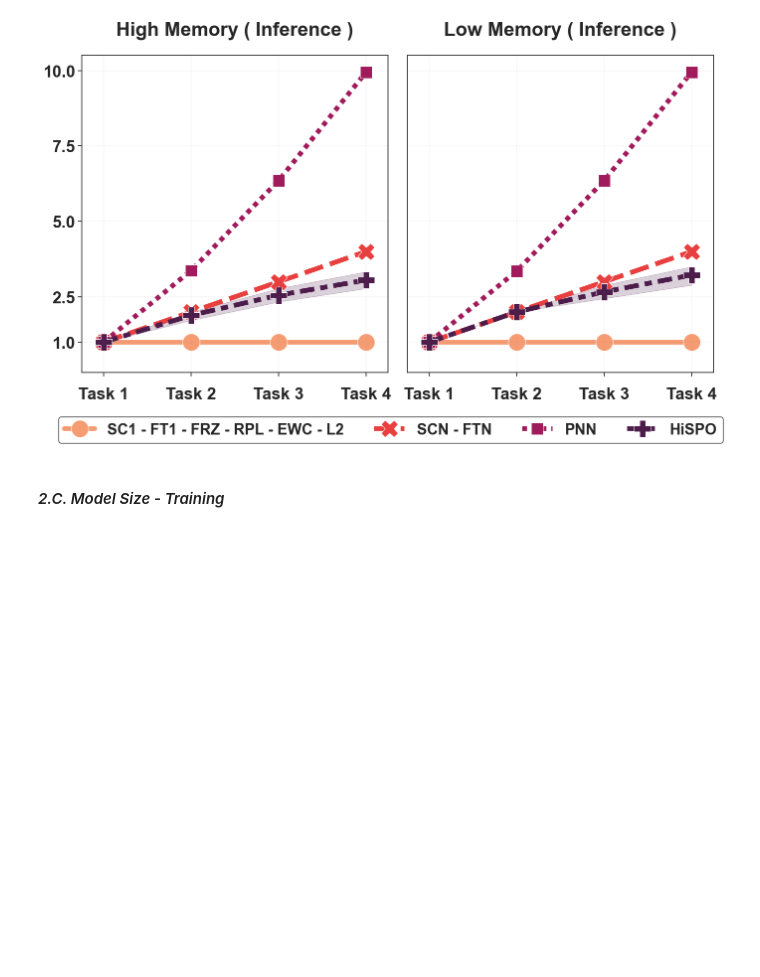
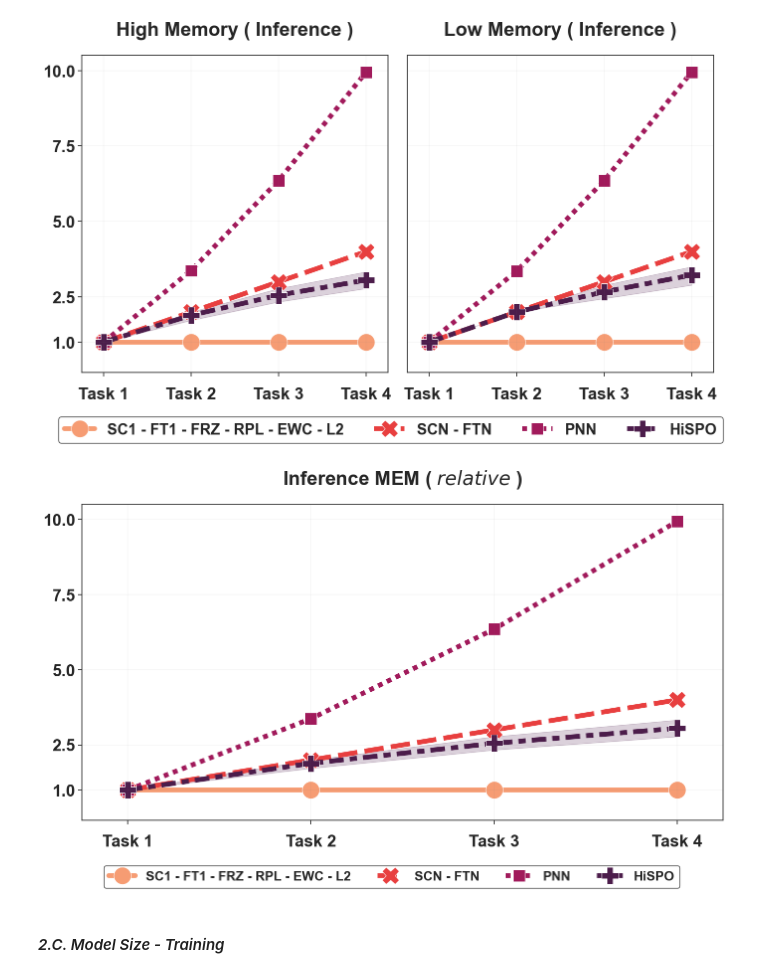
Before and after one commit to anosubcog9438/continual-nav-bench, a Jupyter notebook: experiments/2_continual/plots.ipynb, the cells around one changed output. Cells and saved outputs as stored; diff of their text form; code cells hidden in the pictures; blank space fills up the shorter version.

```diff
--- a/experiments/2_continual/plots.ipynb
+++ b/experiments/2_continual/plots.ipynb
@@ -508,6 +508,81 @@ if True:
     plt.show()
 # %% [output]
 [figure]
+# %%
+import numpy as np
+import matplotlib.pyplot as plt
+import seaborn as sns
+
+METHOD_ORDER = ["SC1 - FT1 - FRZ - RPL - EWC - L2", "SCN - FTN", "PNN", "HiSPO"]
+my_palette = sns.color_palette("rocket_r", n_colors=len(METHOD_ORDER))
+
+if True:
+
+    sns.set_theme(style="ticks")
+
+    # Create a single subplot (no second axis)
+    fig, ax = plt.subplots(figsize=(14, 8))
+
+    # Plot the HIGH_MEM data
+    plot1 = sns.lineplot(
+        data=data_mem,
+        x="TASK_IDX",
+        y="HIGH_MEM",
+        hue="METHOD",
+        style="METHOD",
+        markers=True,
+        markersize=25,
+        linewidth=7.0,
+        ax=ax,
+        hue_order=METHOD_ORDER,
+        style_order=METHOD_ORDER,
+        palette=my_palette,
+        legend="full"
+    )
+
+    # Remove local legend from ax
+    ax.legend_.remove()
+
+    # Configure x-axis
+    ax.set_xlim(0.75, 4.25)
+    ax.set_xticks([1, 2, 3, 4])
+    ax.set_xticklabels(["Task 1", "Task 2", "Task 3", "Task 4"],
+                       fontsize=24, fontweight='bold', y=-0.025)
+    ax.set_xlabel("")
+    for i in range(1, 5):
+        ax.axvline(i, color='gray', linewidth=0.125, linestyle='--')
+
+    # Configure y-axis
+    ax.set_ylim(0.0, 10.5)
+    ax.set_yticks([1.0, 2.5, 5.0, 7.5, 10.0])
+    ax.set_yticklabels(["1.0", "2.5", "5.0", "7.5", "10.0"],
+                       fontsize=24, fontweight='bold')
+    ax.set_ylabel("")
+    for yline in [1.0, 2.5, 5.0, 7.5, 10.0]:
+        ax.axhline(yline, color='gray', linewidth=0.125, linestyle='--')
+
+    # Set title to "Inference MEM"
+    ax.set_title("Inference MEM ( $relative$ )", fontsize=28, fontweight='bold', y=1.05)
+
+    # Collect handles and labels for a single legend
+    handles, labels = ax.get_legend_handles_labels()
+    fig.legend(
+        handles, labels,
+        loc='lower center',
+        bbox_to_anchor=(0.5125, -0.09),
+        ncol=6,
+        fontsize=20,
+        title="",
+        title_fontsize=20,
+        edgecolor='black',
+        prop={'weight': 'bold', 'size': 19}
+    )
+
+    plt.tight_layout()
+    plt.savefig("./plots/inference_mem.pdf", bbox_inches='tight')
+    plt.show()
+# %% [output]
+[figure, added]
 # %% [markdown]
 #### *2.C. Model Size - Training*
 # %%
```
Also changed, not shown: parts of 5 cells of this notebook, 19 other files.
